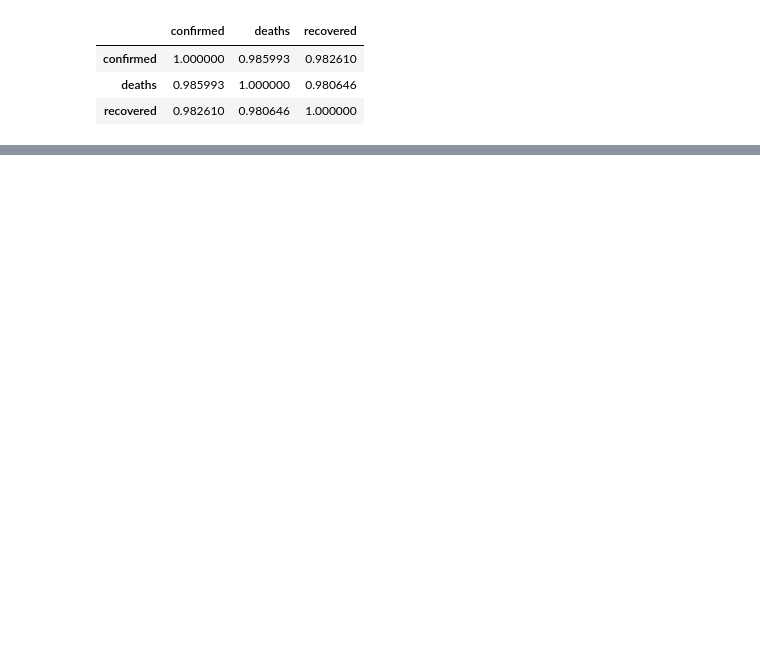
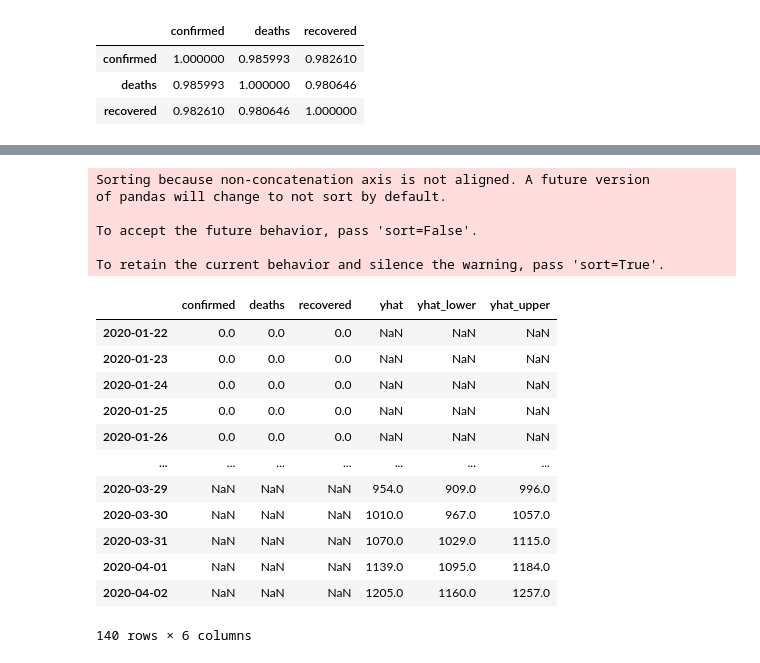
Before and after one commit to l4zy0n3/Python, a Jupyter notebook: India.ipynb, the cells around one changed output, grey strips where cells are left out. Cells and saved outputs as stored; diff of their text form; code cells hidden in the pictures; blank space fills up the shorter version.

```diff
--- a/India.ipynb
+++ b/India.ipynb
@@ -63,0 +175,11 @@ fig.show()
+# %%
+# deaths_df = diff_data.reset_index().filter(["date", "deaths"], axis = 1).rename( columns={ 'date': 'ds', 'deaths': 'y'})
+# deaths_df
+conf_df = df.reset_index().filter(["date", "confirmed"], axis = 1).rename( columns={ 'date': 'ds', 'confirmed': 'y'})
+conf_df
+mdl = fbprophet.Prophet( growth='linear', changepoint_prior_scale=0.98)
+# mdl.add_changepoints_to_plot()
+mdl.fit(conf_df)
+forecast = mdl.make_future_dataframe(periods=4, freq='D')
+forecast = mdl.predict(forecast)
+forecast[['ds', 'yhat', 'yhat_lower', 'yhat_upper']].tail()
@@ -63,0 +203,29 @@ fig.show()
+# %%
+forecast = forecast.set_index('ds')
+forecast = forecast[[ 'yhat', 'yhat_lower', 'yhat_upper']].apply(np.round)
+# %%
+df.index = pd.to_datetime(df.index)
+forecast = pd.concat( [df.replace( np.nan, 0), forecast.replace( np.nan, 0)])
+# %% [output]
+Sorting because non-concatenation axis is not aligned. A future version
+of pandas will change to not sort by default.
+
+To accept the future behavior, pass 'sort=False'.
+
+To retain the current behavior and silence the warning, pass 'sort=True'.
+# %%
+forecast
+# %% [output]
+|  | confirmed | deaths | recovered | yhat | yhat_lower | yhat_upper |
+| 2020-01-22 | 0.0 | 0.0 | 0.0 | NaN | NaN | NaN |
+| 2020-01-23 | 0.0 | 0.0 | 0.0 | NaN | NaN | NaN |
+| 2020-01-24 | 0.0 | 0.0 | 0.0 | NaN | NaN | NaN |
+| 2020-01-25 | 0.0 | 0.0 | 0.0 | NaN | NaN | NaN |
+| 2020-01-26 | 0.0 | 0.0 | 0.0 | NaN | NaN | NaN |
+| ... | ... | ... | ... | ... | ... | ... |
+| 2020-03-29 | NaN | NaN | NaN | 954.0 | 909.0 | 996.0 |
+| 2020-03-30 | NaN | NaN | NaN | 1010.0 | 967.0 | 1057.0 |
+| 2020-03-31 | NaN | NaN | NaN | 1070.0 | 1029.0 | 1115.0 |
+| 2020-04-01 | NaN | NaN | NaN | 1139.0 | 1095.0 | 1184.0 |
+| 2020-04-02 | NaN | NaN | NaN | 1205.0 | 1160.0 | 1257.0 |
+140 rows × 6 columns
```
Also changed, not shown: parts of 22 cells of this notebook.
